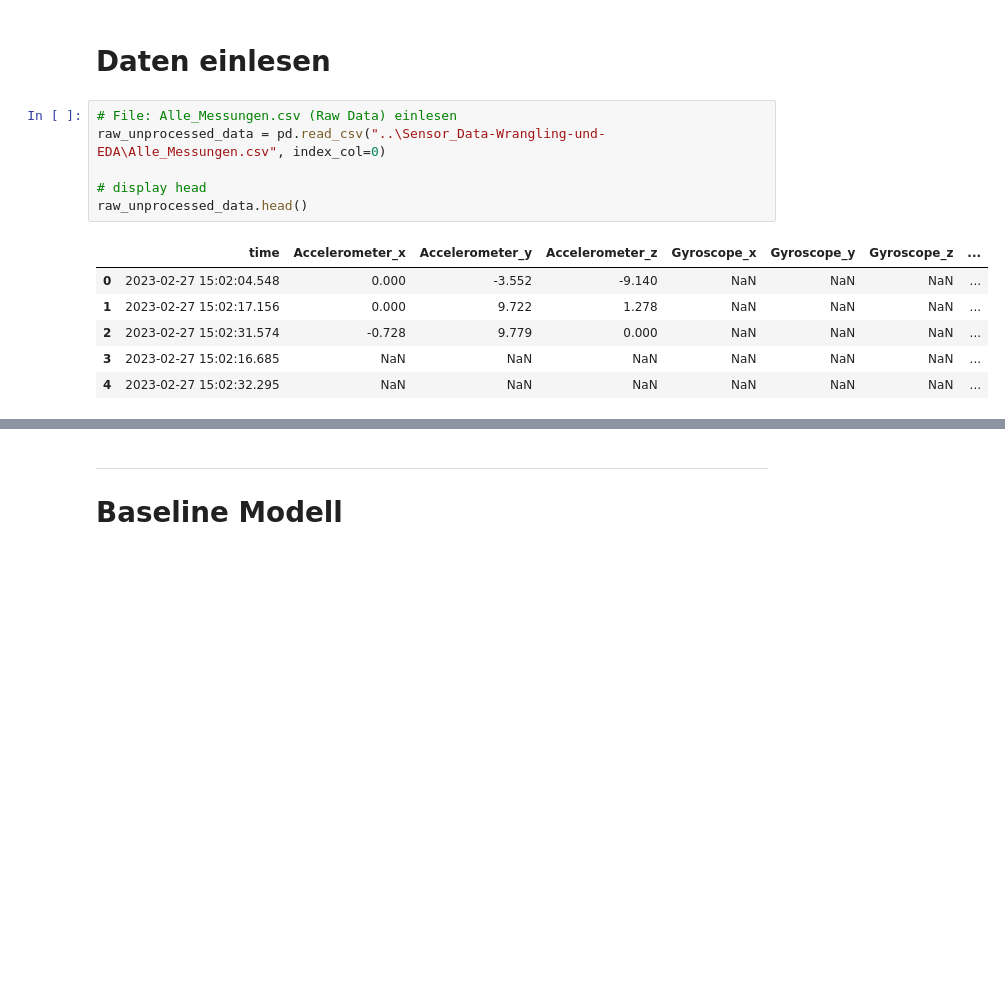
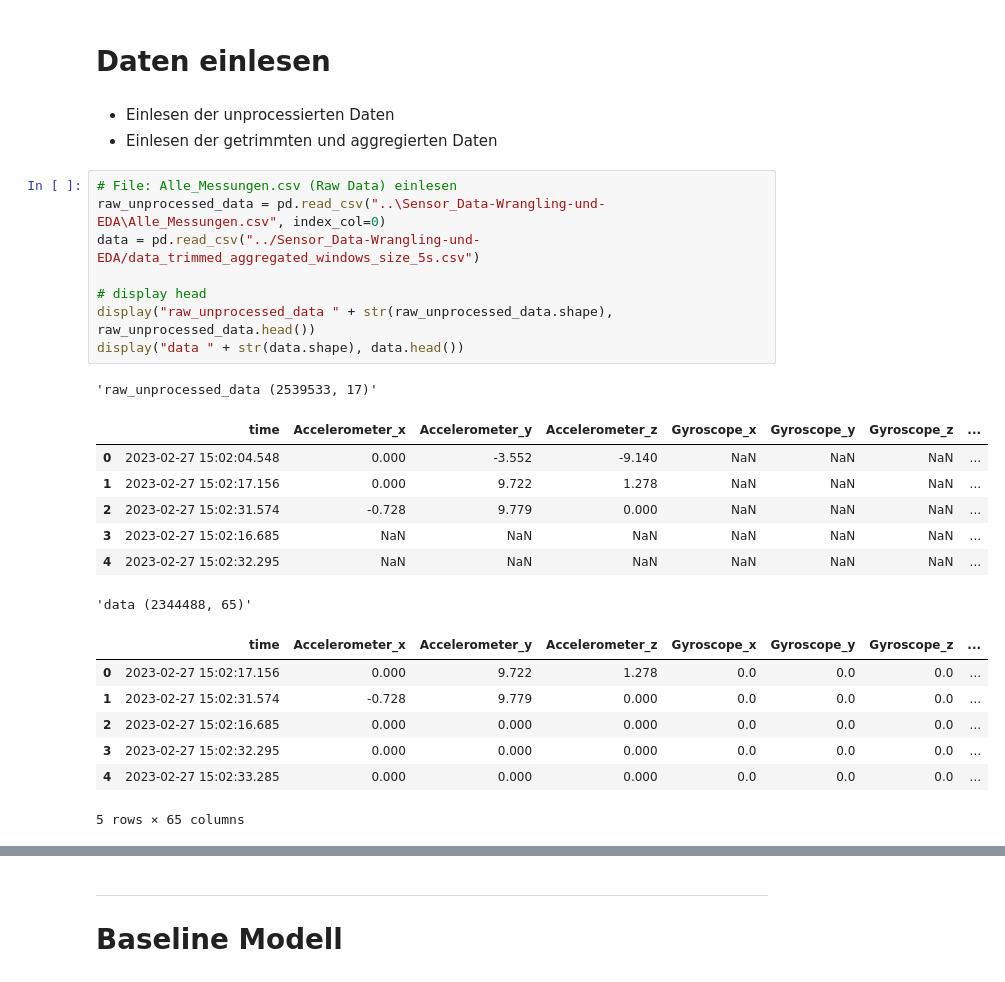
Before and after one commit to CDL1-Sensor/Sensor-Klassifikation-ohne-Deep-Learning, a Jupyter notebook: ML-Modelle.ipynb, the cells around one changed output, grey strips where cells are left out. Saved outputs shown, nothing was run; the diff lists cells and outputs as text; blank space fills up the shorter version.

```diff
--- a/ML-Modelle.ipynb
+++ b/ML-Modelle.ipynb
@@ -36,18 +49,32 @@ from sklearn.ensemble import RandomForestClassifier
 # %% [markdown]
 # Daten einlesen
+# %% [markdown]
+- Einlesen der unprocessierten Daten
+- Einlesen der getrimmten und aggregierten Daten
 # %%
 # File: Alle_Messungen.csv (Raw Data) einlesen
 raw_unprocessed_data = pd.read_csv("..\Sensor_Data-Wrangling-und-EDA\Alle_Messungen.csv", index_col=0)
+data = pd.read_csv("../Sensor_Data-Wrangling-und-EDA/data_trimmed_aggregated_windows_size_5s.csv")
 
 # display head
-raw_unprocessed_data.head()
+display("raw_unprocessed_data " + str(raw_unprocessed_data.shape), raw_unprocessed_data.head())
+display("data " + str(data.shape), data.head())
 # %% [output]
+'raw_unprocessed_data (2539533, 17)'
 |  | time | Accelerometer_x | Accelerometer_y | Accelerometer_z | Gyroscope_x | Gyroscope_y | Gyroscope_z | ... |
 | 0 | 2023-02-27 15:02:04.548 | 0.000 | -3.552 | -9.140 | NaN | NaN | NaN | ... |
 | 1 | 2023-02-27 15:02:17.156 | 0.000 | 9.722 | 1.278 | NaN | NaN | NaN | ... |
 | 2 | 2023-02-27 15:02:31.574 | -0.728 | 9.779 | 0.000 | NaN | NaN | NaN | ... |
 | 3 | 2023-02-27 15:02:16.685 | NaN | NaN | NaN | NaN | NaN | NaN | ... |
 | 4 | 2023-02-27 15:02:32.295 | NaN | NaN | NaN | NaN | NaN | NaN | ... |
+'data (2344488, 65)'
+|  | time | Accelerometer_x | Accelerometer_y | Accelerometer_z | Gyroscope_x | Gyroscope_y | Gyroscope_z | ... |
+| 0 | 2023-02-27 15:02:17.156 | 0.000 | 9.722 | 1.278 | 0.0 | 0.0 | 0.0 | ... |
+| 1 | 2023-02-27 15:02:31.574 | -0.728 | 9.779 | 0.000 | 0.0 | 0.0 | 0.0 | ... |
+| 2 | 2023-02-27 15:02:16.685 | 0.000 | 0.000 | 0.000 | 0.0 | 0.0 | 0.0 | ... |
+| 3 | 2023-02-27 15:02:32.295 | 0.000 | 0.000 | 0.000 | 0.0 | 0.0 | 0.0 | ... |
+| 4 | 2023-02-27 15:02:33.285 | 0.000 | 0.000 | 0.000 | 0.0 | 0.0 | 0.0 | ... |
+5 rows × 65 columns
 # %% [markdown]
 ## Preprocessing der Daten für Baseline Modell
 
```
Also changed, not shown: parts of 10 cells of this notebook.
